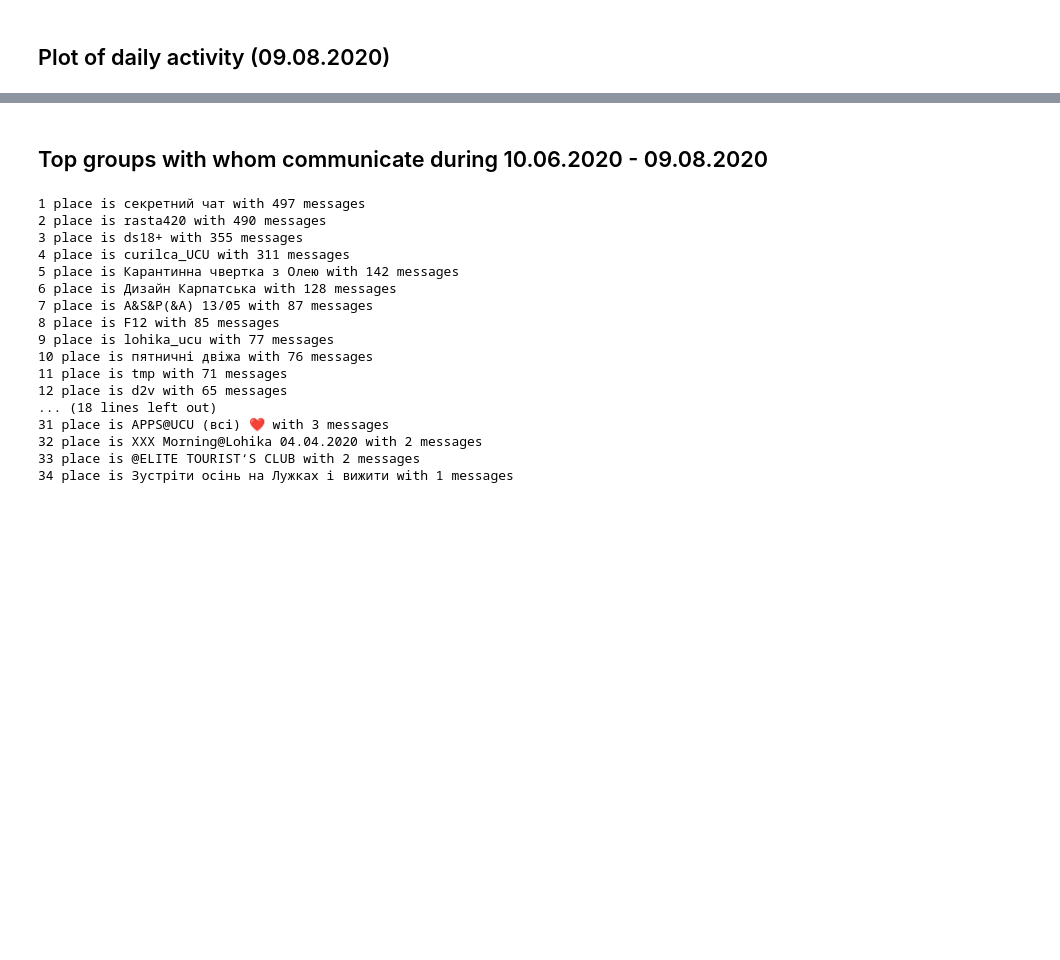
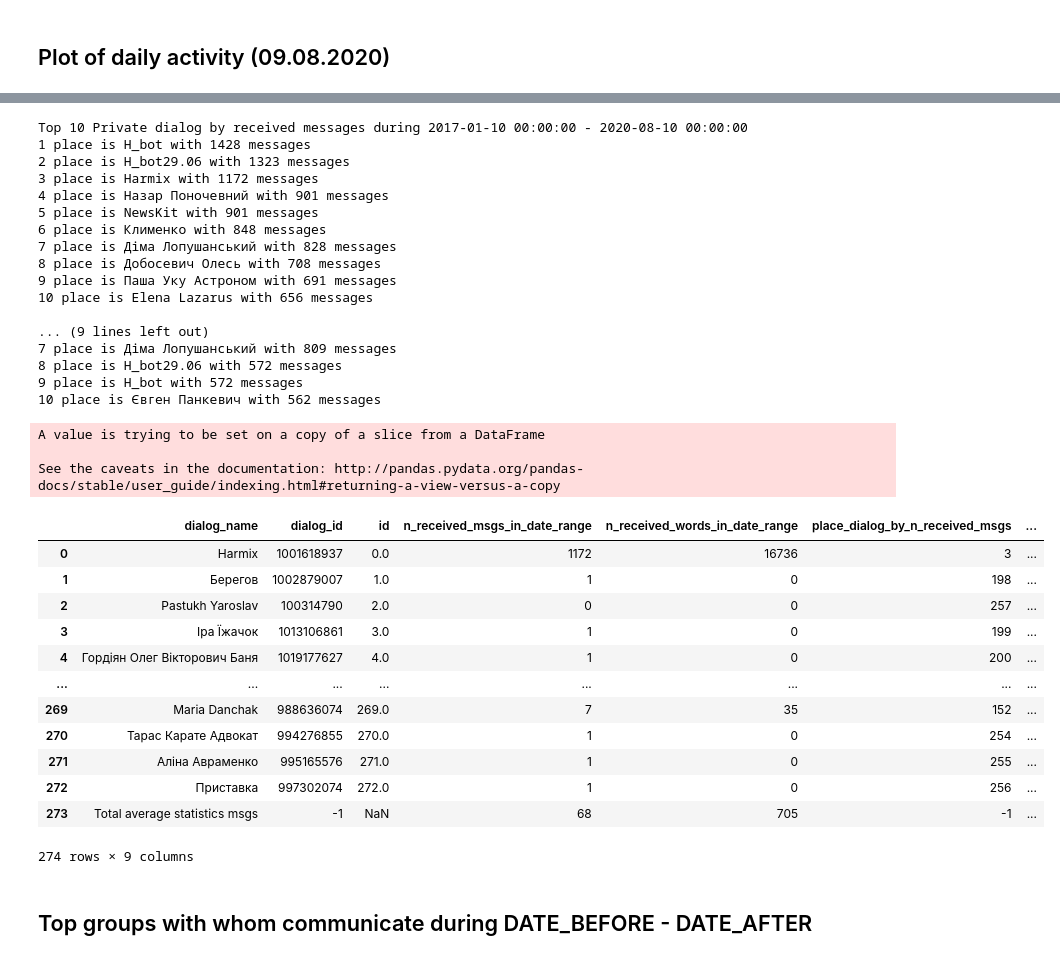
Before and after one commit to denysgerasymuk799/Dialogs-To-Value, a Jupyter notebook: dialogs_analysis.ipynb, the cells around one changed output, grey strips where cells are left out. Cells and saved outputs as stored; diff of their text form; code cells hidden in the pictures; blank space fills up the shorter version.

```diff
--- a/dialogs_analysis.ipynb
+++ b/dialogs_analysis.ipynb
@@ -240,27 +264,59 @@ for place, friend in enumerate(lists.items()):
+# %%
+df, average_n_received_msgs, average_n_received_words = get_statistics_msgs(df, USER_ID, "Private dialog", "received",
+                                                                            DATE_BEFORE, DATE_AFTER)
+df, average_n_sent_msgs, average_n_sent_words = get_statistics_msgs(df, USER_ID, "Private dialog", "sent",
+                                                                    DATE_BEFORE, DATE_AFTER)
+
+new_row = {
+    "dialog_name": "Total average statistics msgs",
+    "dialog_id": -1,
+    "n_received_msgs_in_date_range": average_n_received_msgs,
+    "n_received_words_in_date_range": average_n_received_words,
+    "n_sent_msgs_in_date_range": average_n_sent_msgs,
+    "n_sent_words_in_date_range": average_n_sent_words,
+    "place_dialog_by_n_received_msgs": -1,
+    "place_dialog_by_n_sent_msgs": -1
+}
+
+df = df.append(new_row, ignore_index=True)
+
+df.to_csv(os.path.join("data", "tmp_static", f"private_{RESULT_NAME_STATISTICS}.csv"))
+df
+# %% [output]
+Top 10 Private dialog by received messages during 2017-01-10 00:00:00 - 2020-08-10 00:00:00
+1 place is H_bot with 1428 messages
+2 place is H_bot29.06 with 1323 messages
+3 place is Harmix with 1172 messages
+4 place is Назар Поночевний with 901 messages
+5 place is NewsKit with 901 messages
+6 place is Клименко with 848 messages
+7 place is Діма Лопушанський with 828 messages
+8 place is Добосевич Олесь with 708 messages
+9 place is Паша Уку Астроном with 691 messages
+10 place is Elena Lazarus with 656 messages
+
+... (9 lines left out)
+7 place is Діма Лопушанський with 809 messages
+8 place is H_bot29.06 with 572 messages
+9 place is H_bot with 572 messages
+10 place is Євген Панкевич with 562 messages
+A value is trying to be set on a copy of a slice from a DataFrame
+
+See the caveats in the documentation: http://pandas.pydata.org/pandas-docs/stable/user_guide/indexing.html#returning-a-view-versus-a-copy
+|  | dialog_name | dialog_id | id | n_received_msgs_in_date_range | n_received_words_in_date_range | place_dialog_by_n_received_msgs | ... |
+| 0 | Harmix | 1001618937 | 0.0 | 1172 | 16736 | 3 | ... |
+| 1 | Берегов | 1002879007 | 1.0 | 1 | 0 | 198 | ... |
+| 2 | Pastukh Yaroslav | 100314790 | 2.0 | 0 | 0 | 257 | ... |
+| 3 | Іра Їжачок | 1013106861 | 3.0 | 1 | 0 | 199 | ... |
+| 4 | Гордіян Олег Вікторович Баня | 1019177627 | 4.0 | 1 | 0 | 200 | ... |
+| ... | ... | ... | ... | ... | ... | ... | ... |
+| 269 | Maria Danchak | 988636074 | 269.0 | 7 | 35 | 152 | ... |
+| 270 | Тарас Карате Адвокат | 994276855 | 270.0 | 1 | 0 | 254 | ... |
+| 271 | Аліна Авраменко | 995165576 | 271.0 | 1 | 0 | 255 | ... |
+| 272 | Приставка | 997302074 | 272.0 | 1 | 0 | 256 | ... |
+| 273 | Total average statistics msgs | -1 | NaN | 68 | 705 | -1 | ... |
+274 rows × 9 columns
 # %%
 # TODO: add same calculations for number of words. add it to the same dataframe
 # %% [markdown]
-## Top groups with whom communicate during 10.06.2020 - 09.08.2020
+## Top groups with whom communicate during DATE_BEFORE - DATE_AFTER
-# %%
-x, y, lists = get_user_activity(dialogs_info, date_before, date_after, "Group", USER_ID, "top_friends")
-
-for place, friend in enumerate(lists.items()):
-    print("{} place is {} with {} messages".format(place + 1, friend[0], friend[1]))
-# %% [output]
-1 place is секретний чат with 497 messages
-2 place is rasta420 with 490 messages
-3 place is ds18+ with 355 messages
-4 place is curilca_UCU with 311 messages
-5 place is Карантинна чвертка з Олею with 142 messages
-6 place is Дизайн Карпатська with 128 messages
-7 place is A&S&P(&A) 13/05 with 87 messages
-8 place is F12 with 85 messages
-9 place is lohika_ucu with 77 messages
-10 place is пятничні двіжа with 76 messages
-11 place is tmp with 71 messages
-12 place is d2v with 65 messages
-... (18 lines left out)
-31 place is APPS@UCU (всі) ❤️ with 3 messages
-32 place is XXX Morning@Lohika 04.04.2020 with 2 messages
-33 place is @ELITE TOURIST‘S CLUB with 2 messages
-34 place is Зустріти осінь на Лужках і вижити with 1 messages
```
Also changed, not shown: parts of 14 cells of this notebook.
